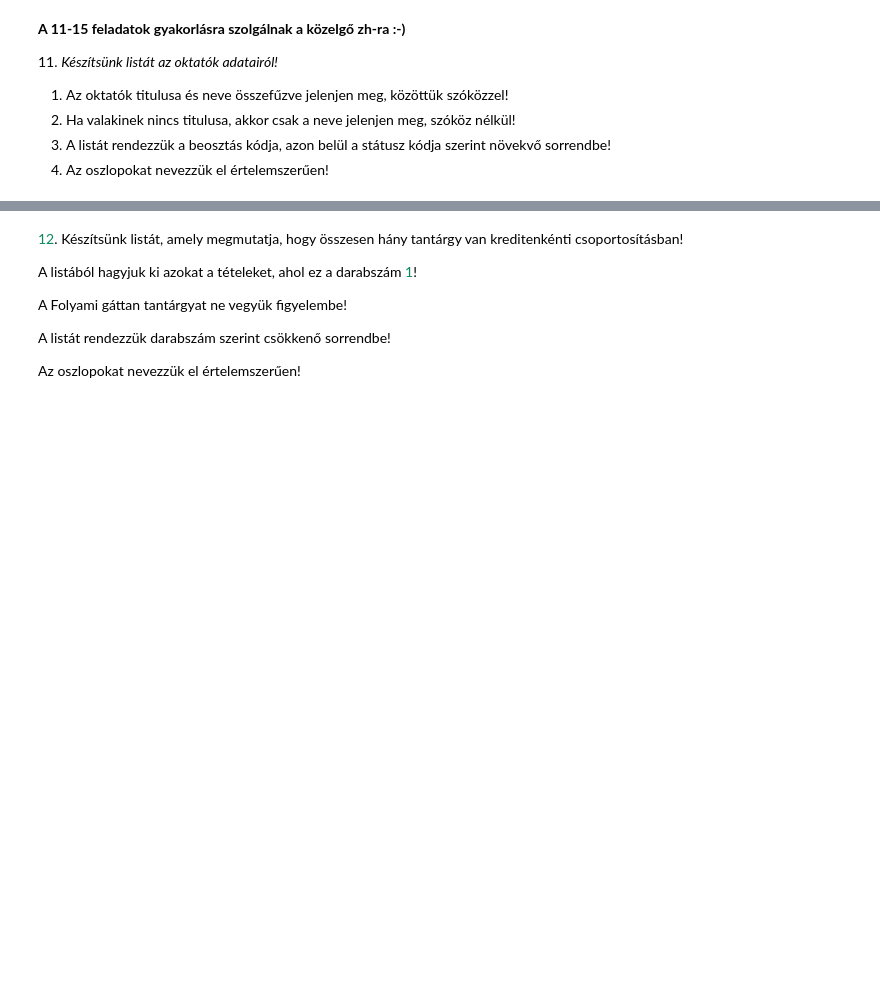
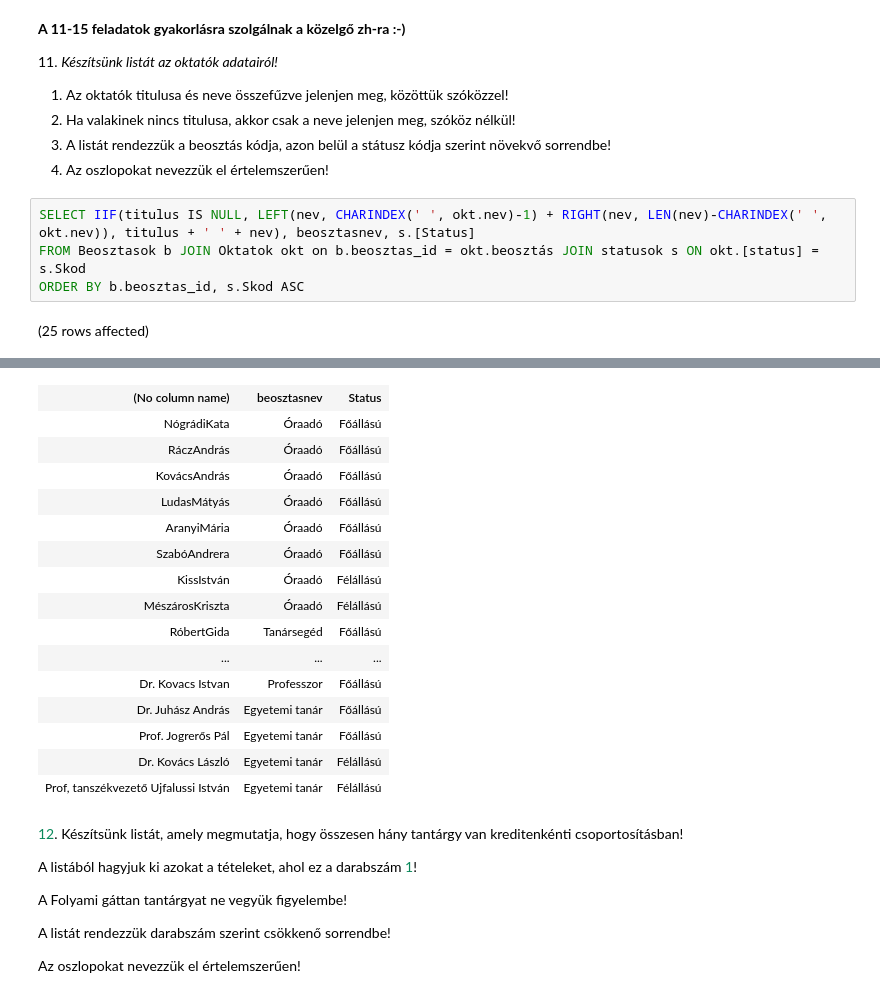
Before and after one commit to szentebalint0/AdatBG02, a Jupyter notebook: gyakorlat03_feladatok.ipynb, the cells around one changed output, grey strips where cells are left out. Saved outputs shown, nothing was run; the diff lists cells and outputs as text; blank space fills up the shorter version.

```diff
--- a/gyakorlat03_feladatok.ipynb
+++ b/gyakorlat03_feladatok.ipynb
@@ -192,3 +242,9 @@ Total execution time: 00:00:00.029
 2. Ha valakinek nincs titulusa, akkor csak a neve jelenjen meg, szóköz nélkül!
 3. A listát rendezzük a beosztás kódja, azon belül a státusz kódja szerint növekvő sorrendbe!
 4. Az oszlopokat nevezzük el értelemszerűen!
+# %%
+SELECT IIF(titulus IS NULL, LEFT(nev, CHARINDEX(' ', okt.nev)-1) + RIGHT(nev, LEN(nev)-CHARINDEX(' ', okt.nev)), titulus + ' ' + nev), beosztasnev, s.[Status]
+FROM Beosztasok b JOIN Oktatok okt on b.beosztas_id = okt.beosztás JOIN statusok s ON okt.[status] = s.Skod
+ORDER BY b.beosztas_id, s.Skod ASC
+# %% [output]
+(25 rows affected)
@@ -195,3 +252,19 @@ Total execution time: 00:00:00.029
+| (No column name) | beosztasnev | Status |
+| NógrádiKata | Óraadó | Főállású |
+| RáczAndrás | Óraadó | Főállású |
+| KovácsAndrás | Óraadó | Főállású |
+| LudasMátyás | Óraadó | Főállású |
+| AranyiMária | Óraadó | Főállású |
+| SzabóAndrera | Óraadó | Főállású |
+| KissIstván | Óraadó | Félállású |
+| MészárosKriszta | Óraadó | Félállású |
+| RóbertGida | Tanársegéd | Főállású |
+| ... | ... | ... |
+| Dr. Kovacs Istvan | Professzor | Főállású |
+| Dr. Juhász András | Egyetemi tanár | Főállású |
+| Prof. Jogrerős Pál | Egyetemi tanár | Főállású |
+| Dr. Kovács László | Egyetemi tanár | Félállású |
+| Prof, tanszékvezető Ujfalussi István | Egyetemi tanár | Félállású |
 # %% [markdown]
 <span style="color: #09885a;">12</span>. Készítsünk listát, amely megmutatja, hogy összesen hány tantárgy van kreditenkénti csoportosításban!
 
```
Also changed, not shown: parts of 6 cells of this notebook, 1 other file.
